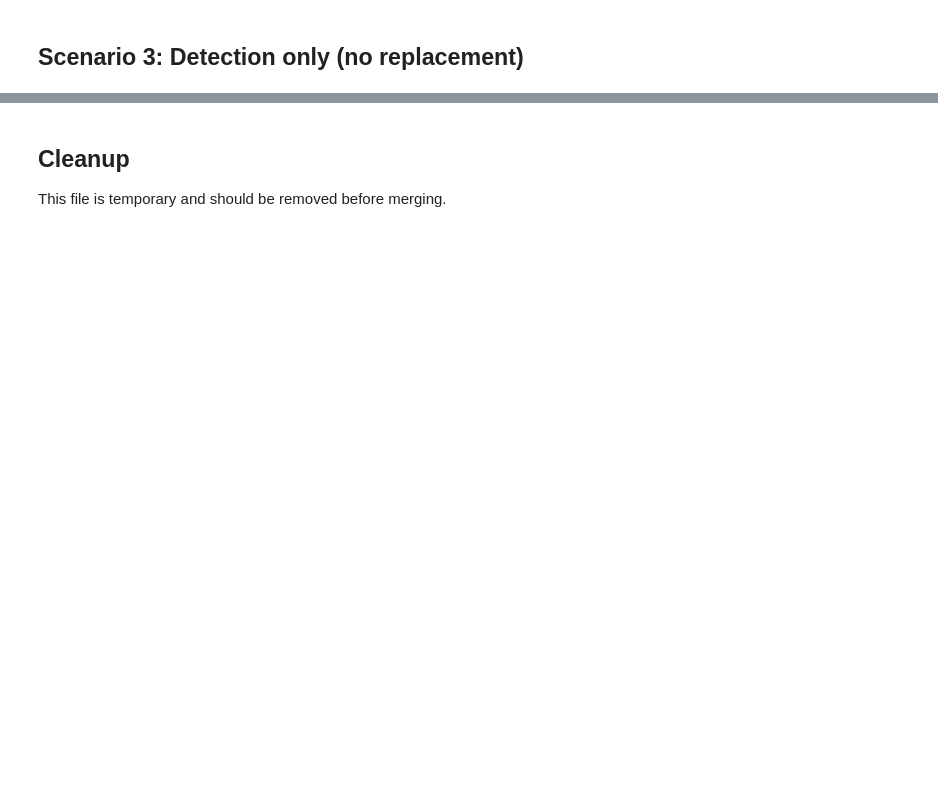
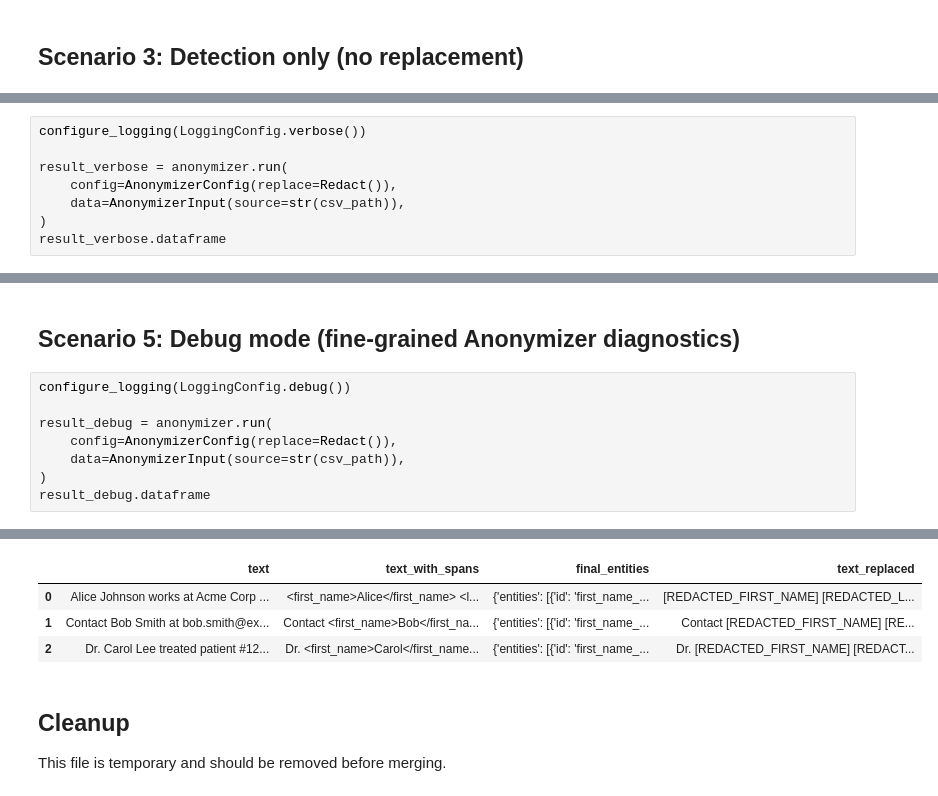
Before and after one commit to NVIDIA-NeMo/Anonymizer, a Jupyter notebook: logging_demo.ipynb, the cells around one changed output, grey strips where cells are left out. Cells and saved outputs as stored; diff of their text form; blank space fills up the shorter version.

```diff
--- a/logging_demo.ipynb
+++ b/logging_demo.ipynb
@@ -97,0 +106,8 @@ result_detect_only.dataframe
+# %%
+configure_logging(LoggingConfig.verbose())
+
+result_verbose = anonymizer.run(
+    config=AnonymizerConfig(replace=Redact()),
+    data=AnonymizerInput(source=str(csv_path)),
+)
+result_verbose.dataframe
@@ -97,0 +136,11 @@ result_detect_only.dataframe
+# %% [markdown]
+## Scenario 5: Debug mode (fine-grained Anonymizer diagnostics)
+# %%
+configure_logging(LoggingConfig.debug())
+
+result_debug = anonymizer.run(
+    config=AnonymizerConfig(replace=Redact()),
+    data=AnonymizerInput(source=str(csv_path)),
+)
+result_debug.dataframe
+# %% [output]
@@ -98,3 +167,7 @@ result_detect_only.dataframe
+|  | text | text_with_spans | final_entities | text_replaced |
+| 0 | Alice Johnson works at Acme Corp ... | <first_name>Alice</first_name> <l... | {'entities': [{'id': 'first_name_... | [REDACTED_FIRST_NAME] [REDACTED_L... |
+| 1 | Contact Bob Smith at bob.smith@ex... | Contact <first_name>Bob</first_na... | {'entities': [{'id': 'first_name_... | Contact [REDACTED_FIRST_NAME] [RE... |
+| 2 | Dr. Carol Lee treated patient #12... | Dr. <first_name>Carol</first_name... | {'entities': [{'id': 'first_name_... | Dr. [REDACTED_FIRST_NAME] [REDACT... |
 # %% [markdown]
 ## Cleanup
 
```
Also changed, not shown: parts of 7 cells of this notebook, 8 other files.
